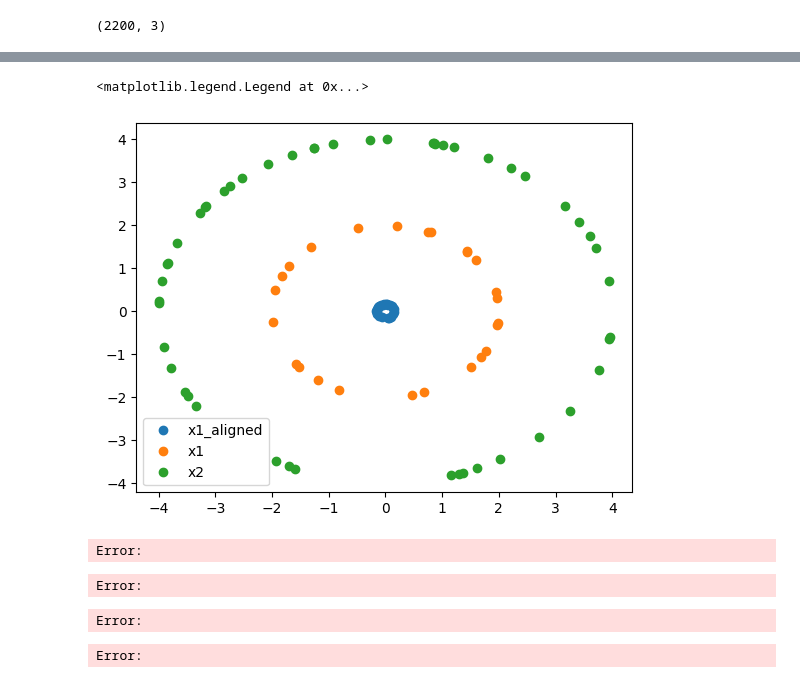
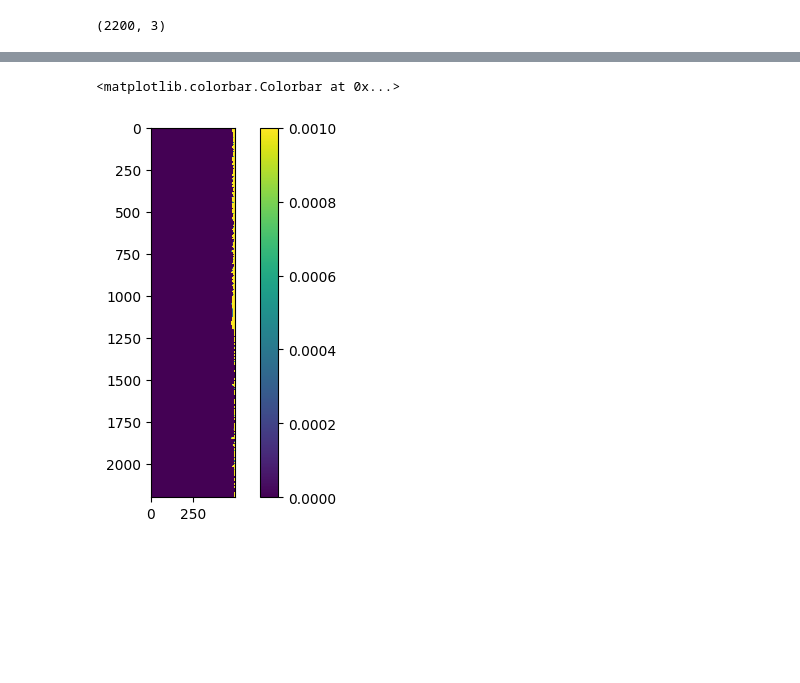
Before and after one commit to asmuzsoy/galaxy-manifolds, a Jupyter notebook: optimal_transport_test.ipynb, the cells around one changed output, grey strips where cells are left out. Drawn from its saved outputs; the diff is of its cells as text; code cells hidden in the pictures; blank space fills up the shorter version.

Commit message:
I think i've aligned latent spacesgit add optimal_transport_test.ipynb

```diff
--- a/optimal_transport_test.ipynb
+++ b/optimal_transport_test.ipynb
@@ -484,66 +476,0 @@ plt.show()
-# %%
-# print(x1_aligned.shape, x1.shape)
-plt.plot(x1_aligned[:,0], x1_aligned[:,1], 'o', label="x1_aligned")
-plt.plot(x1[:,0], x1[:,1], 'o', label="x1")
-plt.plot(x2[:,0], x2[:,1], 'o', label="x2")
-plt.legend()
-# %% [output]
-<matplotlib.legend.Legend at 0x...>
-[figure, removed]
-# %%
-
-# # Get embeddings (already computed above)
-# e1 = np.real(embedding[:, :3])    # Dataset 1: blobs + line + random
-# e2 = np.real(new_embedding[:, :3]) # Dataset 2: blob_new + random
-
-# # Step 1: Center both embeddings
-# e1_centered = e1 - e1.mean(axis=0)
-# e2_centered = e2 - e2.mean(axis=0)
-
-# # Step 2: Normalize scale (divide by Frobenius norm)
-# e1_norm = e1_centered / np.linalg.norm(e1_centered, 'fro')
-# e2_norm = e2_centered / np.linalg.norm(e2_centered, 'fro')
-
-# print(e1_norm.shape, e2_norm.shape)
-
-
-# # Step 3: Compute OT coupling matrix using Sinkhorn
-# # Cost matrix: squared Euclidean distances between all pairs
-# # C = ot.dist(e1_norm, e2_norm, metric='sqeuclidean')
-# C = np.ones(len(e1_norm[0]), len(e2_norm[0]))
-# print(C)
-
-# Uniform marginals
-a = np.ones(len(e1_norm)) / len(e1_norm)
-b = np.ones(len(e2_norm)) / len(e2_norm)
-
-# Sinkhorn with entropy regularization
-reg = 0.01
-T = ot.sinkhorn(a, b, C, reg, numItermax=2000)
-
-print(f"Transport plan shape: {T.shape}")
-print(f"Total transport cost: {np.sum(T * C):.6f}")
-
-# Step 4: Weighted Procrustes alignment
-# Find R that minimizes sum_{i,j} T[i,j] * ||R @ e1[i] - e2[j]||^2
-# Solution: SVD of e1^T @ T @ e2
-M = e1_norm.T @ T @ e2_norm
-U, S, Vt = np.linalg.svd(M)
-R = U @ Vt
-
-# Ensure proper rotation (det = +1), not reflection
-if np.linalg.det(R) < 0:
-    Vt[-1, :] *= -1
-    R = U @ Vt
-
-print(f"Rotation matrix determinant: {np.linalg.det(R):.4f}")
-
-# Step 5: Apply transformation to align e1 into e2's space
-e1_aligned = e1_norm @ R
-
-print(f"Alignment complete. e1_aligned shape: {e1_aligned.shape}, e2_norm shape: {e2_norm.shape}")
-# %% [output]
-Error:
-Error:
-Error:
-Error:
@@ -603,0 +477,6 @@ plt.show()
+# %%
+plt.imshow(sorted_vectors1[:,-500:], vmax = 0.001)
+plt.colorbar()
+# %% [output]
+<matplotlib.colorbar.Colorbar at 0x...>
+[figure, added]
```
Also changed, not shown: parts of 16 cells of this notebook.
